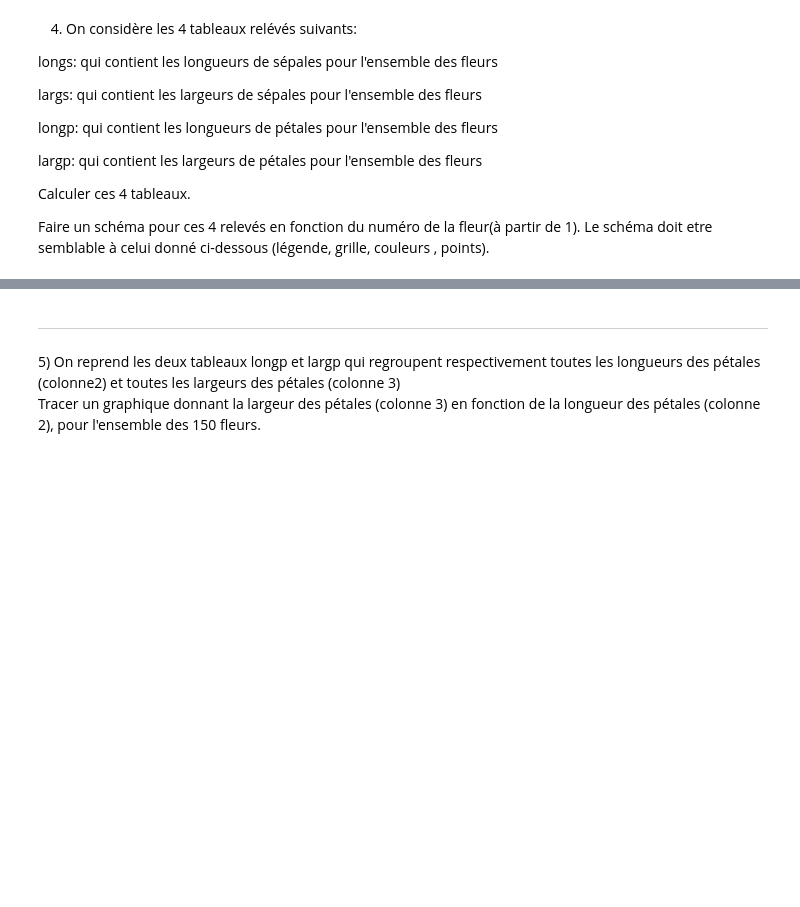
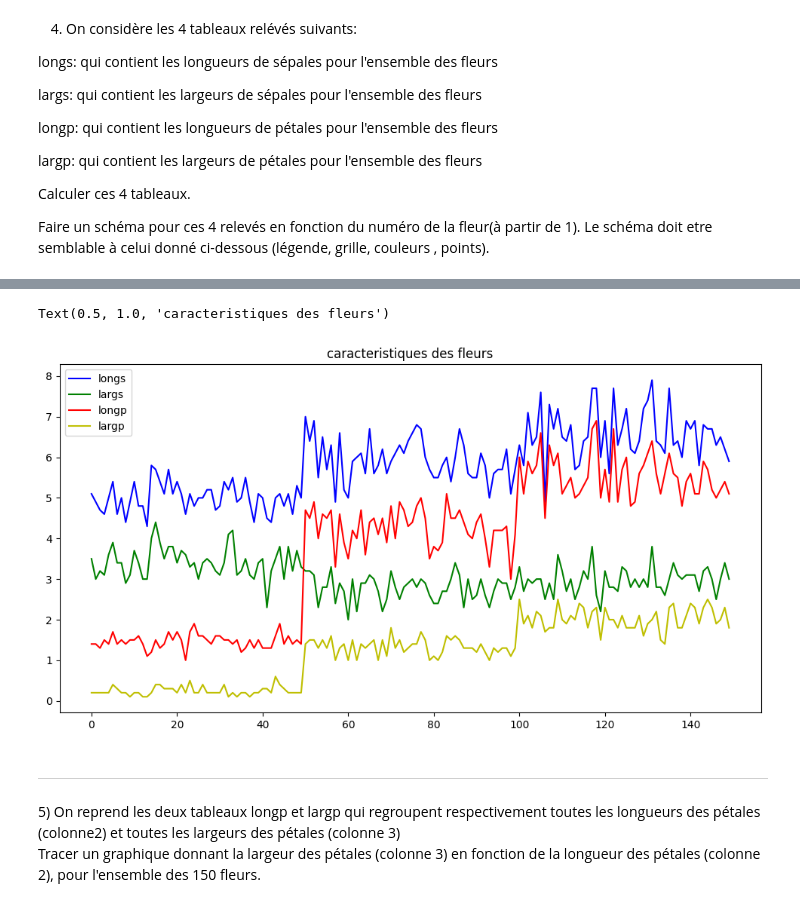
Before and after one commit to Mohamed-24-03-2022/tp_calcul_scientifique, a Jupyter notebook: TP10-sujet/TP10_2024_sujet.ipynb, the cells around one changed output, grey strips where cells are left out. Saved outputs shown, nothing was run; the diff lists cells and outputs as text; code cells hidden in the pictures; blank space fills up the shorter version.

```diff
--- a/TP10-sujet/TP10_2024_sujet.ipynb
+++ b/TP10-sujet/TP10_2024_sujet.ipynb
@@ -93,3 +106,21 @@ import matplotlib.pyplot as plt
+# %%
+import matplotlib.pyplot as plt
+%matplotlib inline
+# à compléter
+plt.figure(figsize=(12,6))
+longs = iris[:, 0]
+largs = iris[:, 1]
+longp = iris[:, 2]
+largp = iris[:, 3]
+plt.plot(longs, 'b', label='longs')
+plt.plot(largs, 'g', label='largs')
+plt.plot(longp, 'r', label='longp')
+plt.plot(largp, 'y', label='largp')
+plt.legend()
+plt.title('caracteristiques des fleurs')
+# %% [output]
+Text(0.5, 1.0, 'caracteristiques des fleurs')
+[figure, added]
 # %% [markdown]
 <hr/>
 5) On reprend les deux tableaux longp et largp qui regroupent respectivement toutes les longueurs des pétales (colonne2)  et toutes les largeurs des pétales (colonne 3)
```
Also changed, not shown: parts of 49 cells of this notebook, 3 other files.
